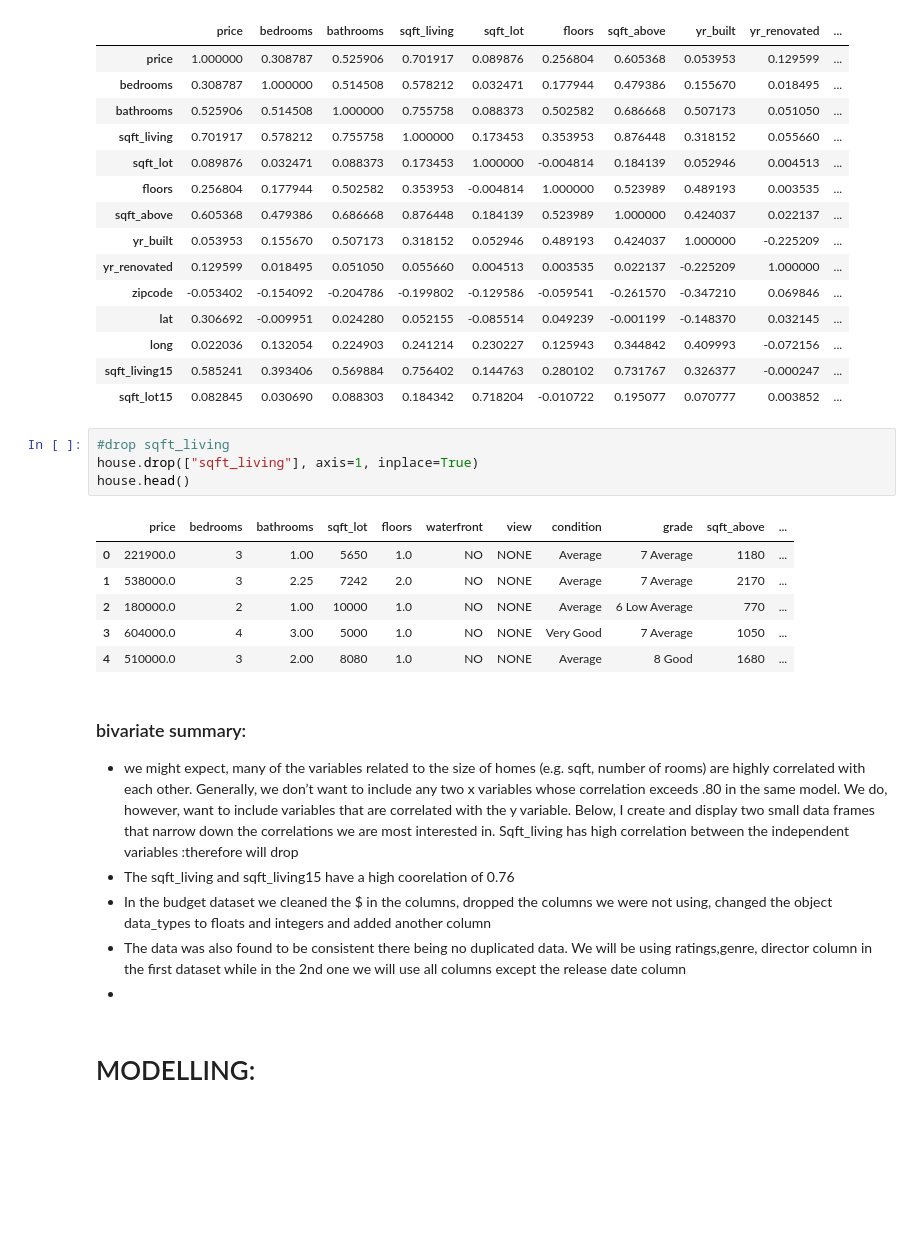
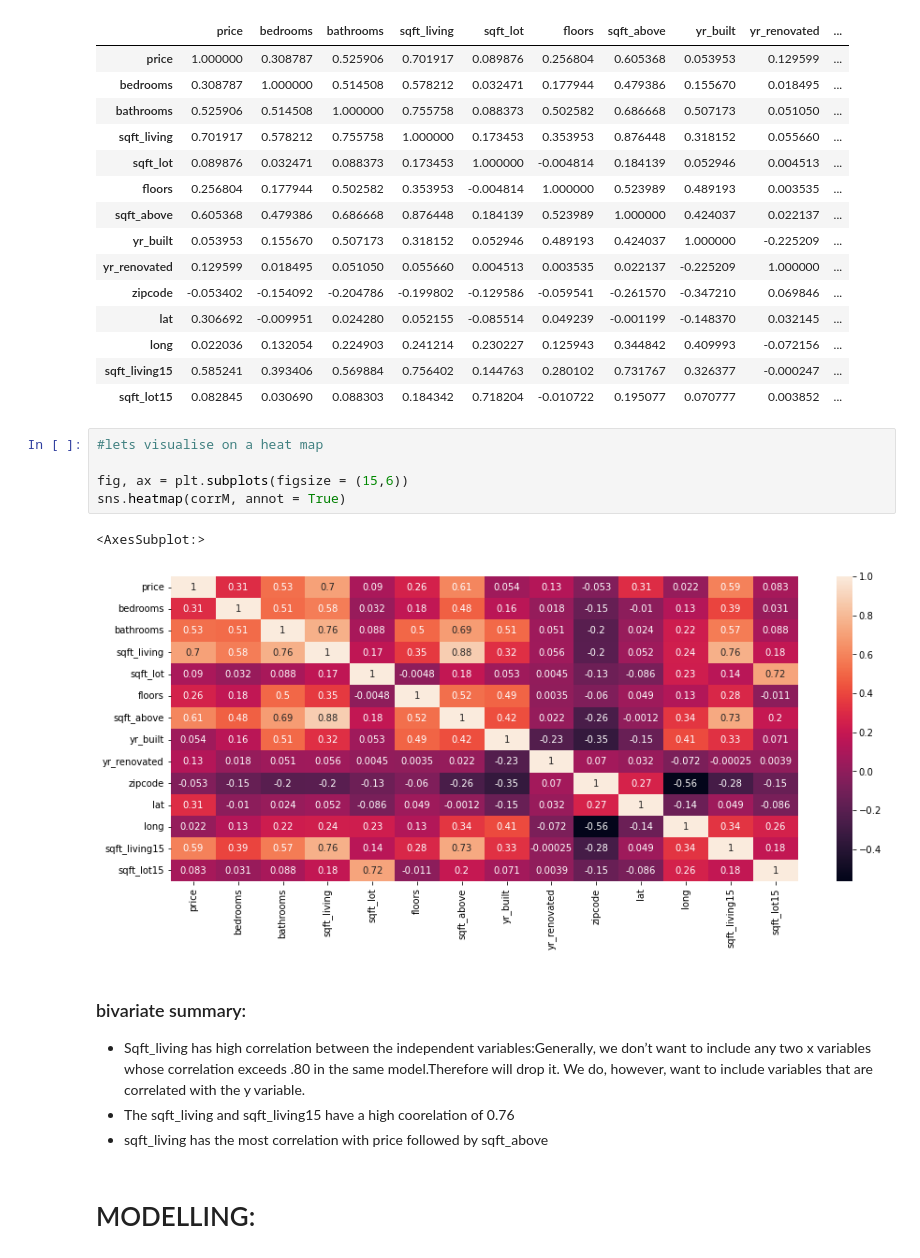
Before and after one commit to Kandy372/KingHouse_prediction-372, a Jupyter notebook: student.ipynb, the cells around one changed output. Drawn from its saved outputs; the diff is of its cells as text; blank space fills up the shorter version.

```diff
--- a/student.ipynb
+++ b/student.ipynb
@@ -420,30 +417,22 @@ corrM
 | long | 0.022036 | 0.132054 | 0.224903 | 0.241214 | 0.230227 | 0.125943 | 0.344842 | 0.409993 | -0.072156 | ... |
 | sqft_living15 | 0.585241 | 0.393406 | 0.569884 | 0.756402 | 0.144763 | 0.280102 | 0.731767 | 0.326377 | -0.000247 | ... |
 | sqft_lot15 | 0.082845 | 0.030690 | 0.088303 | 0.184342 | 0.718204 | -0.010722 | 0.195077 | 0.070777 | 0.003852 | ... |
-# %%
-#drop sqft_living
-house.drop(["sqft_living"], axis=1, inplace=True)
-house.head()
-# %% [output]
-|  | price | bedrooms | bathrooms | sqft_lot | floors | waterfront | view | condition | grade | sqft_above | ... |
-| 0 | 221900.0 | 3 | 1.00 | 5650 | 1.0 | NO | NONE | Average | 7 Average | 1180 | ... |
-| 1 | 538000.0 | 3 | 2.25 | 7242 | 2.0 | NO | NONE | Average | 7 Average | 2170 | ... |
-| 2 | 180000.0 | 2 | 1.00 | 10000 | 1.0 | NO | NONE | Average | 6 Low Average | 770 | ... |
-| 3 | 604000.0 | 4 | 3.00 | 5000 | 1.0 | NO | NONE | Very Good | 7 Average | 1050 | ... |
-| 4 | 510000.0 | 3 | 2.00 | 8080 | 1.0 | NO | NONE | Average | 8 Good | 1680 | ... |
-# %% [markdown]
-### bivariate  summary:
-<ul>
-    <li>we might expect, many of the variables related to the size of homes (e.g. sqft, number of rooms) are highly correlated with each other. Generally, we don’t want to include any two x variables whose correlation exceeds .80 in the same model. We do, however, want to include variables that are correlated with the y variable. Below, I create and display two small data frames that narrow down the correlations we are most interested in.
-Sqft_living has high correlation between the independent variables :therefore will drop</li>
-    <li>The sqft_living and sqft_living15 have a high coorelation of 0.76</li>
-    <li>In the budget dataset we cleaned the $ in the columns, dropped the columns we were not using, changed the object data_types to floats and integers and added another column
-</li>
-    <li>The data was also found to be consistent there being no duplicated data.
-We will be using ratings,genre, director column in the first dataset while in the 2nd one we will use all columns except the release date column
-</li>
-    <li></li>
-</ul>
+# %%
+#lets visualise on a heat map
+
+fig, ax = plt.subplots(figsize = (15,6))
+sns.heatmap(corrM, annot = True)
+# %% [output]
+<AxesSubplot:>
+[figure, added]
+# %% [markdown]
+### bivariate  summary:
+<ul>
+    <li>Sqft_living has high correlation between the independent variables:Generally, we don’t want to include any two x variables whose correlation exceeds .80 in the same model.Therefore will drop it. We do, however, want to include variables that are correlated with the y variable.
+</li>
+    <li>The sqft_living and sqft_living15 have a high coorelation of 0.76</li>
+   <li>sqft_living has the most correlation with price followed by sqft_above</li>
+</ul>
 # %% [markdown]
 # MODELLING:
 # %% [markdown]
```
Also changed, not shown: parts of 31 cells of this notebook.
